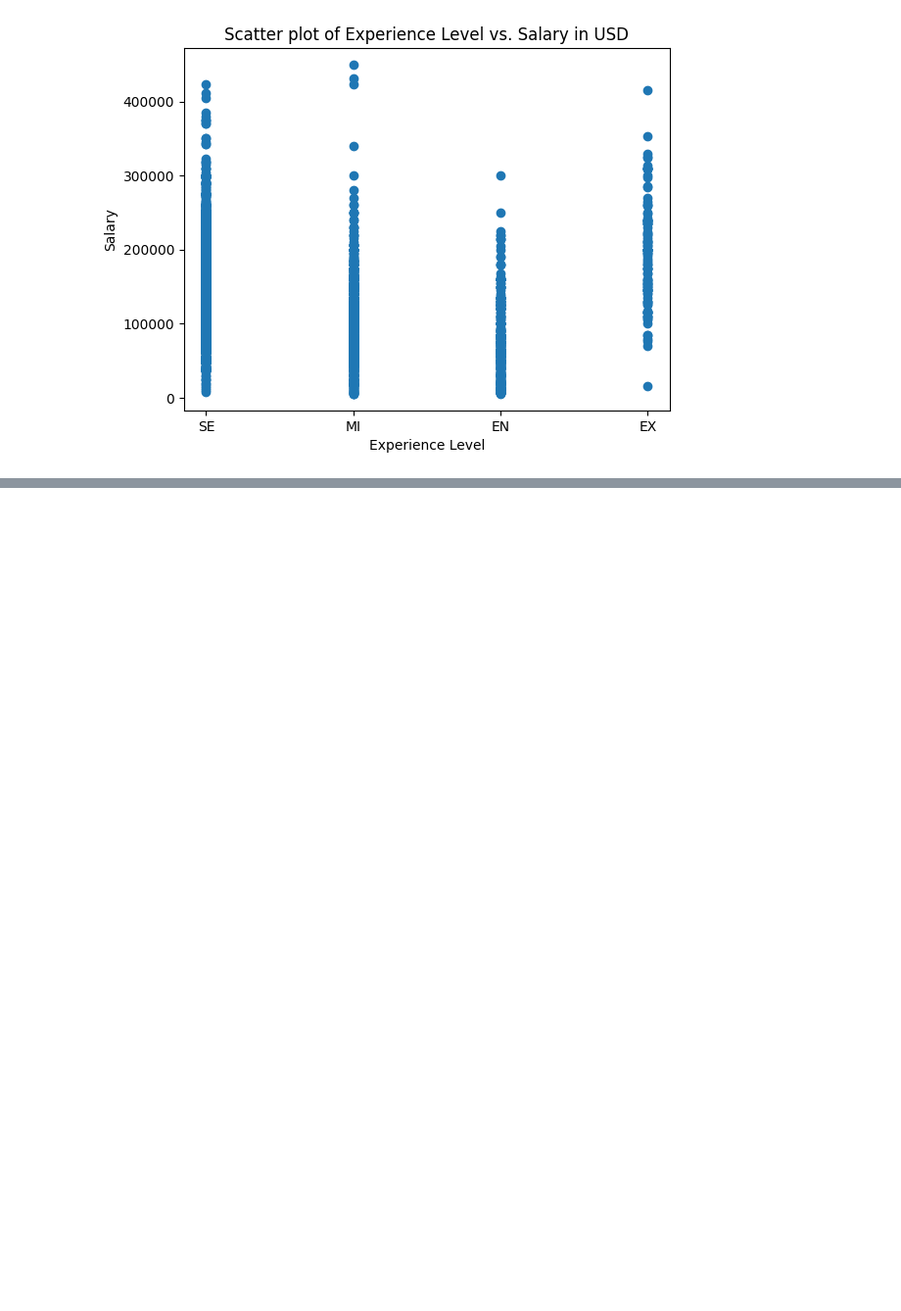
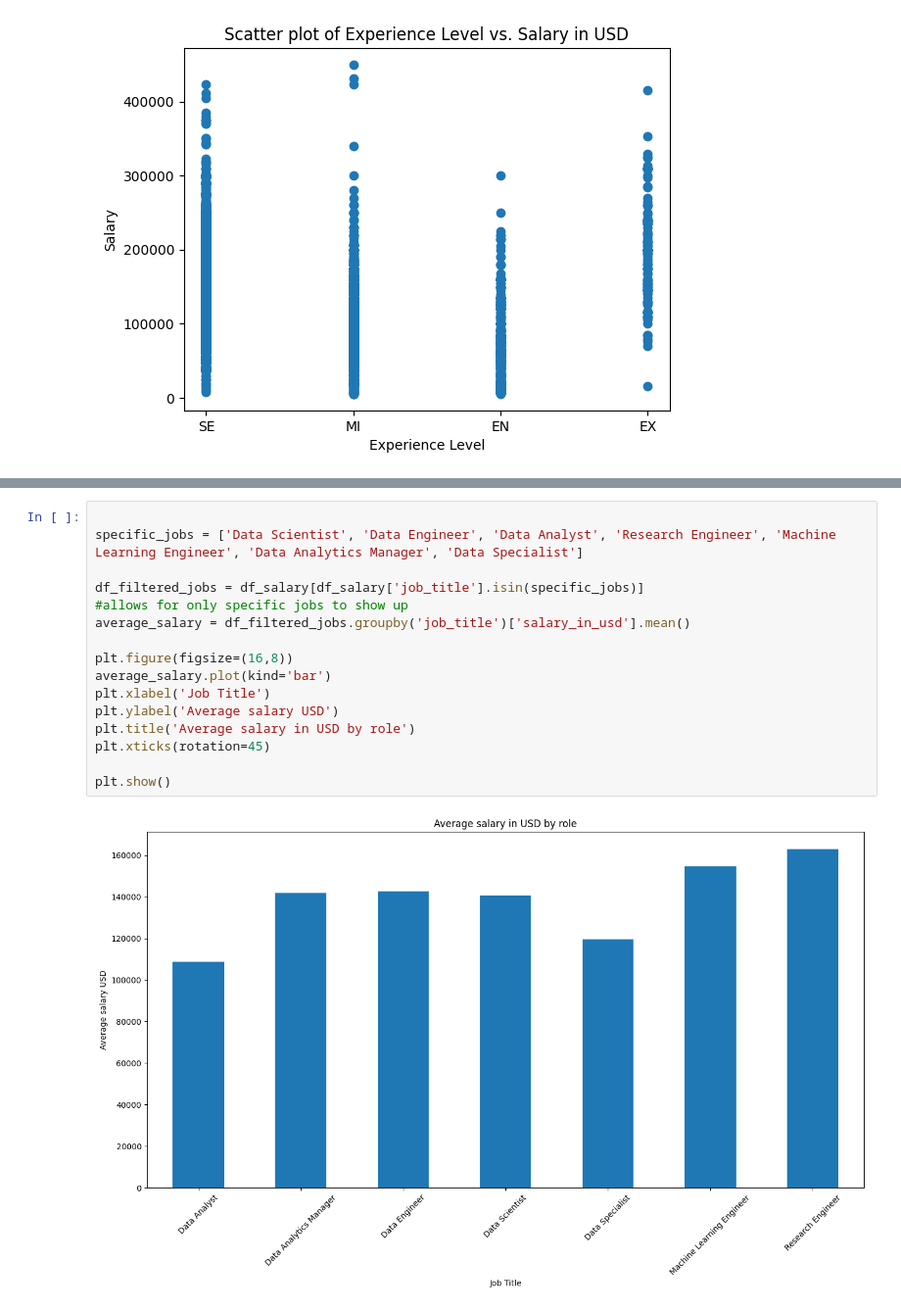
Before and after one commit to samanthadiggs/dataScienceSalariesAnalysis, a Jupyter notebook: salariesNotebook.ipynb, the cells around one changed output, grey strips where cells are left out. Shown at 98% size. Cells and saved outputs as stored; diff of their text form; blank space fills up the shorter version.

```diff
--- a/salariesNotebook.ipynb
+++ b/salariesNotebook.ipynb
@@ -165,0 +198,18 @@ plt.show()
+# %%
+
+specific_jobs = ['Data Scientist', 'Data Engineer', 'Data Analyst', 'Research Engineer', 'Machine Learning Engineer', 'Data Analytics Manager', 'Data Specialist']
+
+df_filtered_jobs = df_salary[df_salary['job_title'].isin(specific_jobs)]
+#allows for only specific jobs to show up
+average_salary = df_filtered_jobs.groupby('job_title')['salary_in_usd'].mean()
+
+plt.figure(figsize=(16,8))
+average_salary.plot(kind='bar')
+plt.xlabel('Job Title')
+plt.ylabel('Average salary USD')
+plt.title('Average salary in USD by role')
+plt.xticks(rotation=45)
+
+plt.show()
+# %% [output]
+[figure, added]
```
Also changed, not shown: parts of 4 cells of this notebook.
